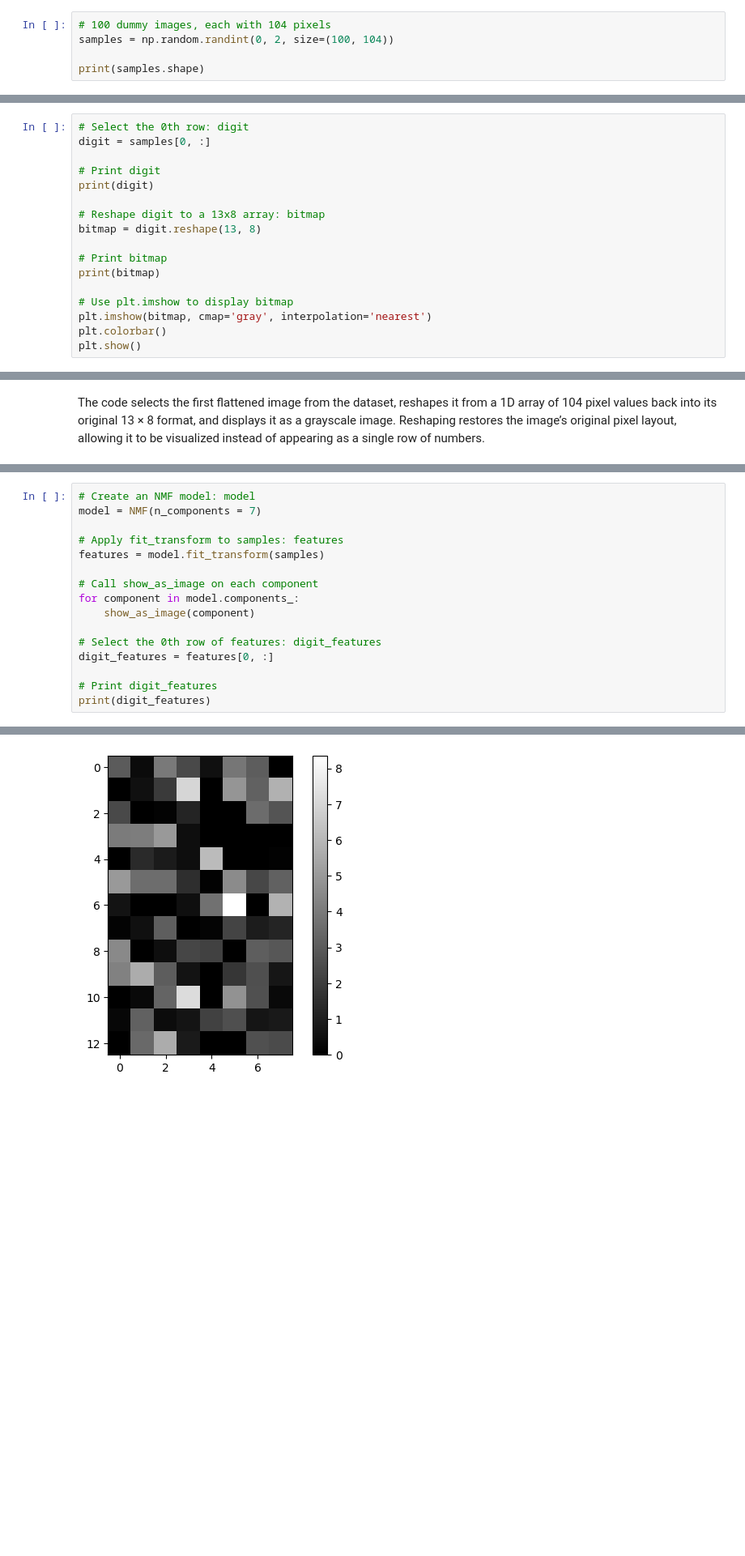
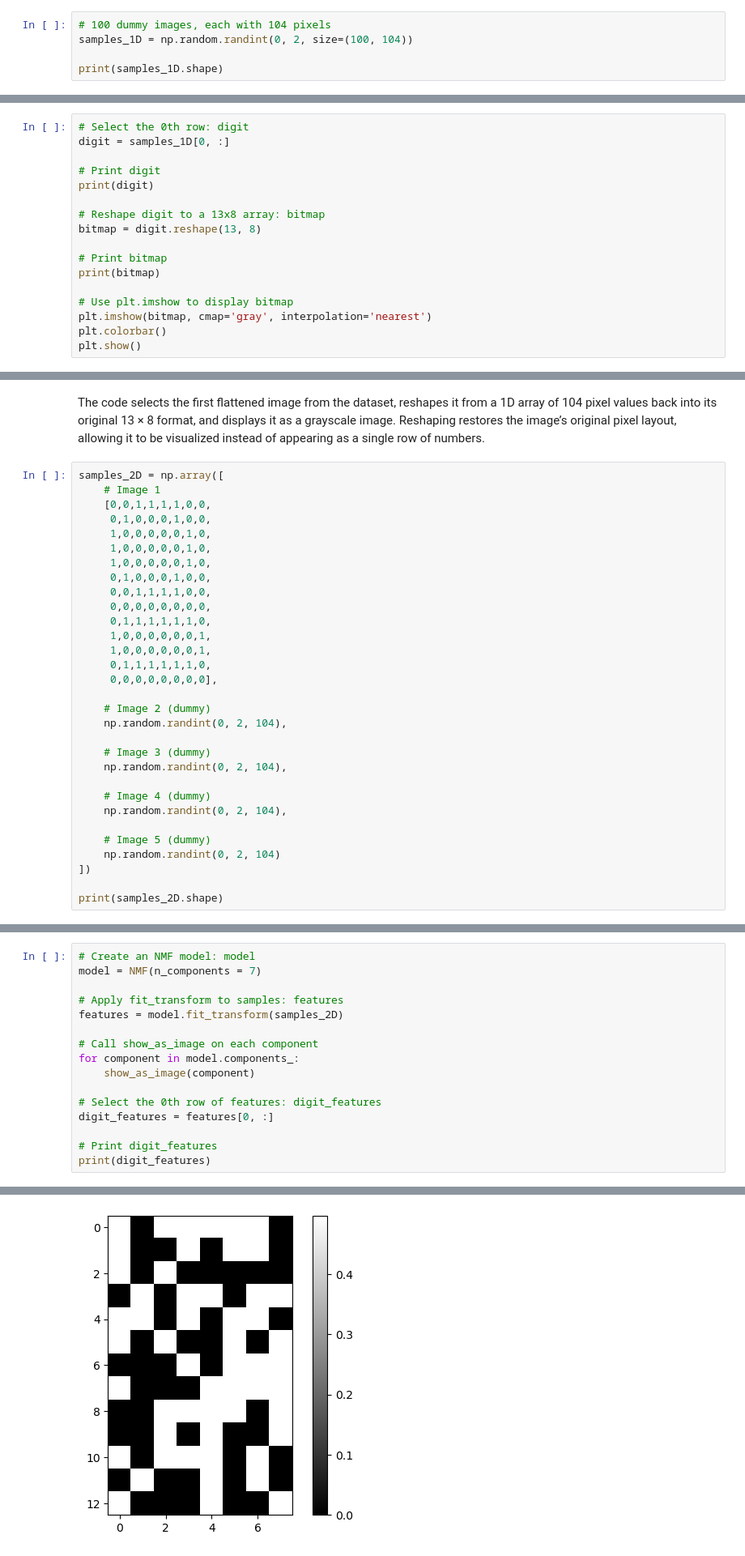
Before and after one commit to saalssall/Machine_Learning_Projects, a Jupyter notebook: Unsupervised_Learning/Unsupervised_Learning.ipynb, the cells around one changed output, grey strips where cells are left out. Shown at 81% size. Drawn from its saved outputs; the diff is of its cells as text; blank space fills up the shorter version.

```diff
--- a/Unsupervised_Learning/Unsupervised_Learning.ipynb
+++ b/Unsupervised_Learning/Unsupervised_Learning.ipynb
@@ -868,14 +868,14 @@ Name: 5, dtype: float64
 These numbers are word weights that indicate how strongly each word is associated with Topic 5 in the NMF model. A higher weight means the word is more important in defining that topic. For example, “protectorate” (0.112302) is the most representative word for Topic 5, followed by “inclined” (0.091009) and “merged” (0.088606). The values are relative importance scores used to identify the key words that describe the topic.
 # %%
 # 100 dummy images, each with 104 pixels
-samples = np.random.randint(0, 2, size=(100, 104))
+samples_1D = np.random.randint(0, 2, size=(100, 104))
 
-print(samples.shape)
+print(samples_1D.shape)
 # %% [output]
 (100, 104)
 # %%
 # Select the 0th row: digit
-digit = samples[0, :]
+digit = samples_1D[0, :]
 
 # Print digit
 print(digit)
@@ -911,2 +911,33 @@ plt.show()
 # %% [markdown]
 The code selects the first flattened image from the dataset, reshapes it from a 1D array of 104 pixel values back into its original 13 × 8 format, and displays it as a grayscale image. Reshaping restores the image’s original pixel layout, allowing it to be visualized instead of appearing as a single row of numbers.
+# %%
+samples_2D = np.array([
+    # Image 1
+    [0,0,1,1,1,1,0,0,
+     0,1,0,0,0,1,0,0,
+     1,0,0,0,0,0,1,0,
+     1,0,0,0,0,0,1,0,
+     1,0,0,0,0,0,1,0,
+     0,1,0,0,0,1,0,0,
+     0,0,1,1,1,1,0,0,
+     0,0,0,0,0,0,0,0,
+     0,1,1,1,1,1,1,0,
+     1,0,0,0,0,0,0,1,
+     1,0,0,0,0,0,0,1,
+     0,1,1,1,1,1,1,0,
+     0,0,0,0,0,0,0,0],
+
+    # Image 2 (dummy)
+    np.random.randint(0, 2, 104),
+
+    # Image 3 (dummy)
+    np.random.randint(0, 2, 104),
+
+    # Image 4 (dummy)
+    np.random.randint(0, 2, 104),
+
+    # Image 5 (dummy)
+    np.random.randint(0, 2, 104)
+])
+
+print(samples_2D.shape)
@@ -922,7 +955,7 @@ def show_as_image(sample):
 model = NMF(n_components = 7)
 
 # Apply fit_transform to samples: features
-features = model.fit_transform(samples)
+features = model.fit_transform(samples_2D)
 
 # Call show_as_image on each component
 for component in model.components_:
@@ -938 +971 @@ print(digit_features)
-[figure, old version]
+[figure, new version]
```
Also changed, not shown: parts of 14 cells of this notebook.
